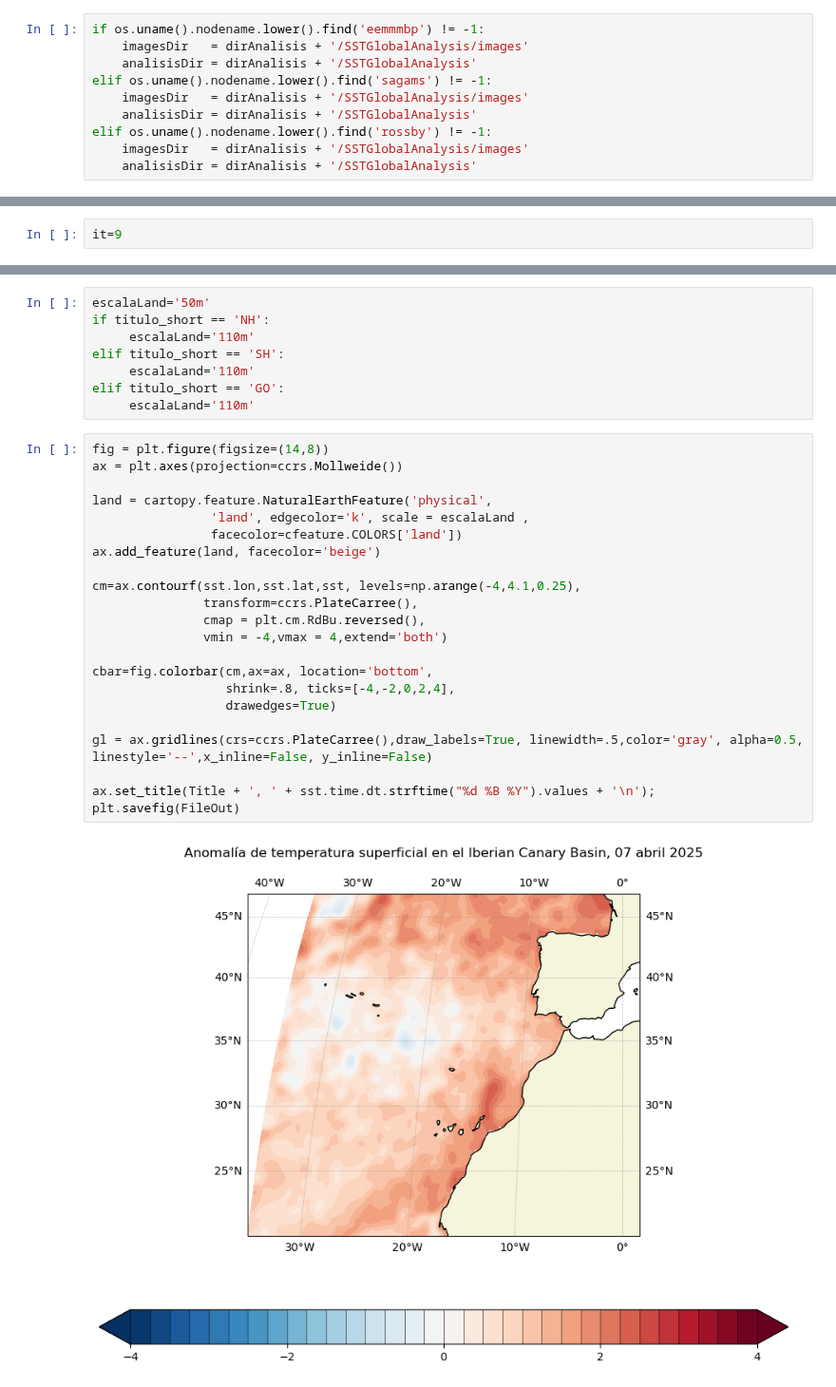
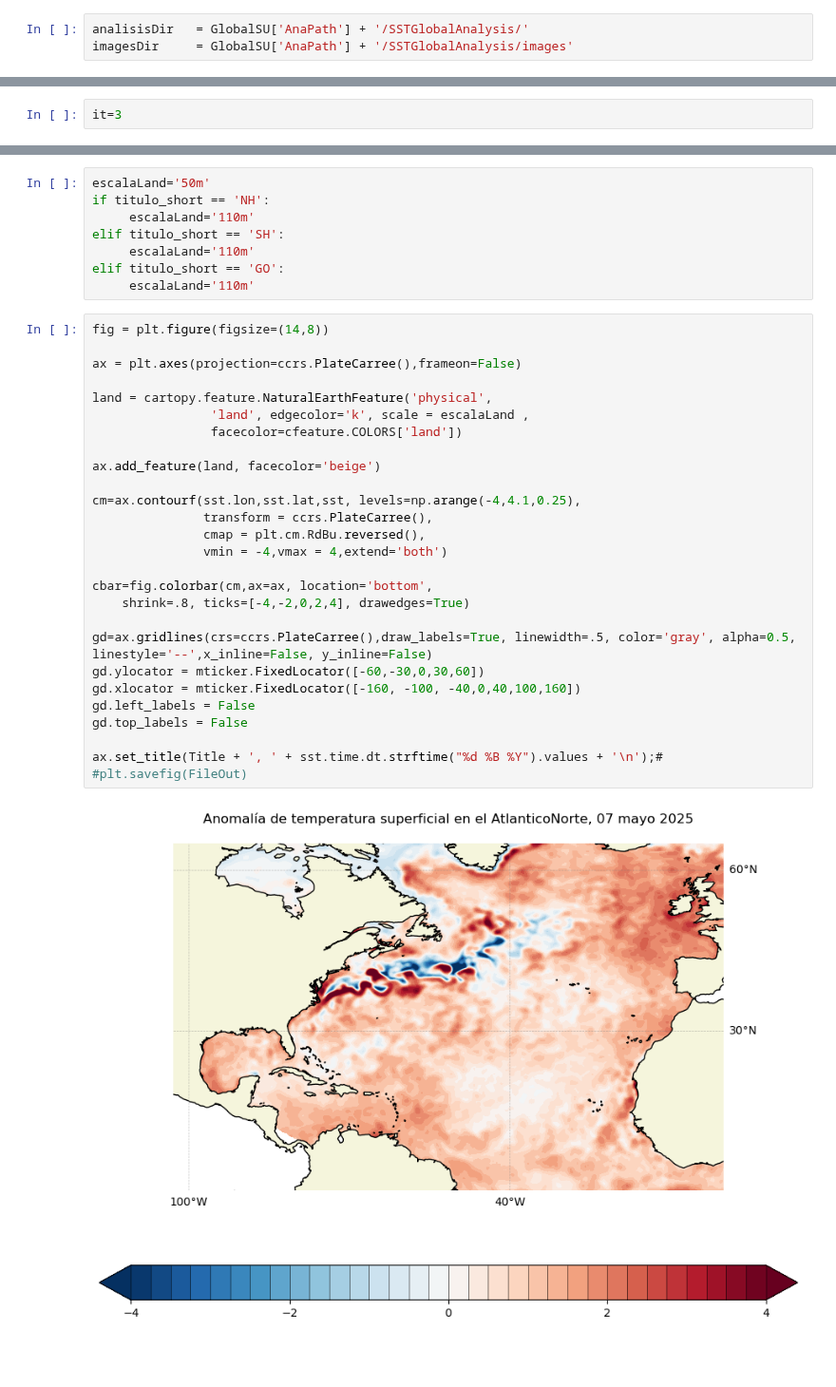
Before and after one commit to PedroVelez/SSTGlobalAnalysis, a Jupyter notebook: plotsMapAnomalies.ipynb, the cells around one changed output, grey strips where cells are left out. Shown at 95% size. Cells and saved outputs as stored; diff of their text form; blank space fills up the shorter version.

Commit message:
udpate MUR analysis

```diff
--- a/plotsMapAnomalies.ipynb
+++ b/plotsMapAnomalies.ipynb
@@ -30,18 +23,11 @@ f.close()
 # %%
-if os.uname().nodename.lower().find('eemmmbp') != -1:
-    imagesDir   = dirAnalisis + '/SSTGlobalAnalysis/images'
-    analisisDir = dirAnalisis + '/SSTGlobalAnalysis'
-elif os.uname().nodename.lower().find('sagams') != -1:
-    imagesDir   = dirAnalisis + '/SSTGlobalAnalysis/images'
-    analisisDir = dirAnalisis + '/SSTGlobalAnalysis'
-elif os.uname().nodename.lower().find('rossby') != -1:
-    imagesDir   = dirAnalisis + '/SSTGlobalAnalysis/images'
-    analisisDir = dirAnalisis + '/SSTGlobalAnalysis'
+analisisDir   = GlobalSU['AnaPath'] + '/SSTGlobalAnalysis/'
+imagesDir     = GlobalSU['AnaPath'] + '/SSTGlobalAnalysis/images'
 # %%
 Titulos = ['Oceano Global','Hemisferio norte','Hemisferio sur','AtlanticoNorte', 'Demarcación marina levantino-balear', 'Demarcación marina noratlántica','Demarcación marina canaria','Demarcación sudatlántica','Demarcación Estrecho y Alborán','Iberian Canary Basin']
 Titulos_short = ['GO','NH','SH','NAtl','LEB', 'NOR','CAN','SUD','ESA','IBICan']
 # %%
-it=9
+it=3
 # %%
 titulo = Titulos[it]
 titulo_short = Titulos_short[it]
@@ -67,25 +53,30 @@ elif titulo_short == 'GO':
      escalaLand='110m'
 # %%
 fig = plt.figure(figsize=(14,8))
-ax = plt.axes(projection=ccrs.Mollweide())
+
+ax = plt.axes(projection=ccrs.PlateCarree(),frameon=False)
 
 land = cartopy.feature.NaturalEarthFeature('physical',
                 'land', edgecolor='k', scale = escalaLand ,
                 facecolor=cfeature.COLORS['land'])
+
 ax.add_feature(land, facecolor='beige')
 
 cm=ax.contourf(sst.lon,sst.lat,sst, levels=np.arange(-4,4.1,0.25),
-               transform=ccrs.PlateCarree(),
+               transform = ccrs.PlateCarree(),
                cmap = plt.cm.RdBu.reversed(),
                vmin = -4,vmax = 4,extend='both')
 
 cbar=fig.colorbar(cm,ax=ax, location='bottom',
-                  shrink=.8, ticks=[-4,-2,0,2,4],
-                  drawedges=True)
+    shrink=.8, ticks=[-4,-2,0,2,4], drawedges=True)
 
-gl = ax.gridlines(crs=ccrs.PlateCarree(),draw_labels=True, linewidth=.5,color='gray', alpha=0.5, linestyle='--',x_inline=False, y_inline=False)
+gd=ax.gridlines(crs=ccrs.PlateCarree(),draw_labels=True, linewidth=.5, color='gray', alpha=0.5, linestyle='--',x_inline=False, y_inline=False)
+gd.ylocator = mticker.FixedLocator([-60,-30,0,30,60])
+gd.xlocator = mticker.FixedLocator([-160, -100, -40,0,40,100,160])
+gd.left_labels = False
+gd.top_labels = False
 
-ax.set_title(Title + ', ' + sst.time.dt.strftime("%d %B %Y").values + '\n');
-plt.savefig(FileOut)
+ax.set_title(Title + ', ' + sst.time.dt.strftime("%d %B %Y").values + '\n');#
+#plt.savefig(FileOut)
 # %% [output]
-[figure, old version]
+[figure, new version]
```
Also changed, not shown: parts of 7 cells of this notebook, 12 other files.
